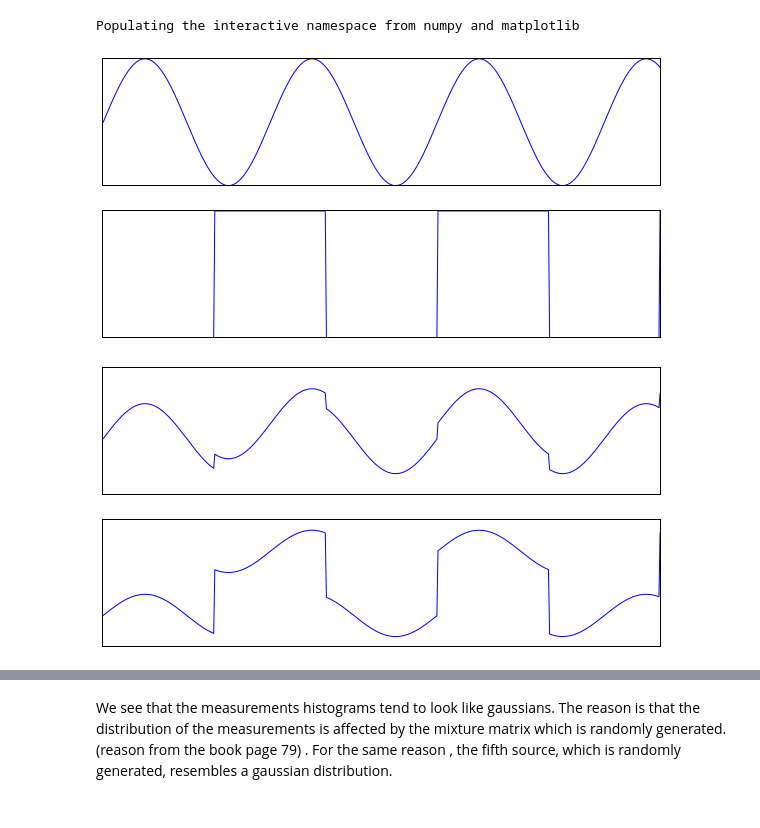
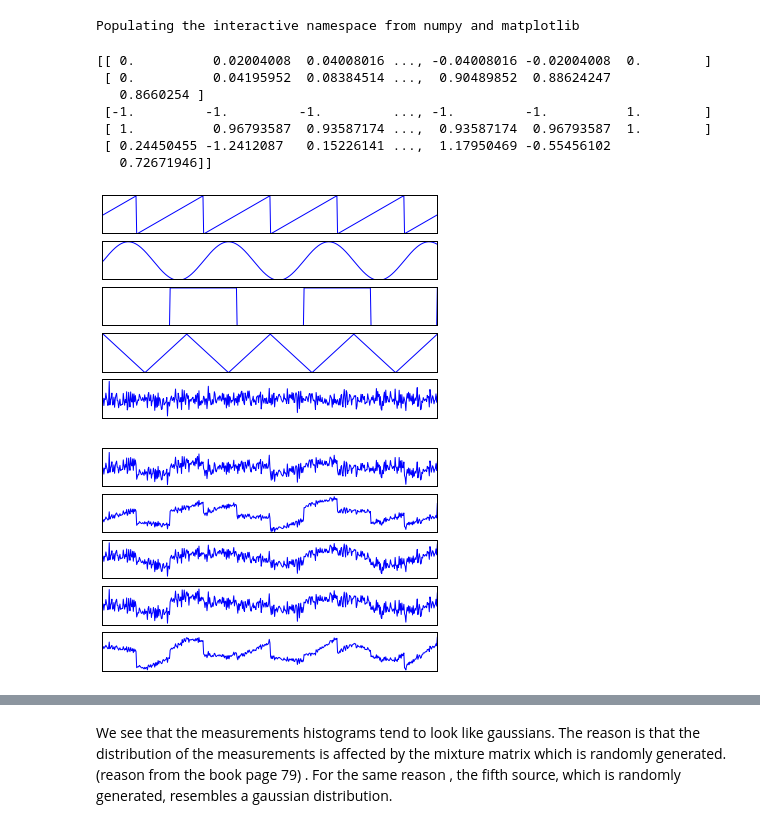
Before and after one commit to stathischaritos/ML-ICA, a Jupyter notebook: ML_LAB_1.ipynb, the cells around one changed output, grey strips where cells are left out. Cells and saved outputs as stored; diff of their text form; code cells hidden in the pictures.

```diff
--- a/ML_LAB_1.ipynb
+++ b/ML_LAB_1.ipynb
@@ -39,20 +39,31 @@ Populating the interactive namespace from numpy and matplotlib
 # %%
 # Generate data
 num_sources = 5
 signal_length = 500
 t = linspace(0, 1, signal_length)
-S1 = np.c_[sawtooth(t), sine_wave(t, 0.3), square_wave(t, 0.4), triangle_wave(t, 0.25), np.random.randn(t.size)].T
-S = np.c_[sine_wave(t, 0.3), square_wave(t, 0.4)].T
+S = np.c_[sawtooth(t), sine_wave(t, 0.3), square_wave(t, 0.4), triangle_wave(t, 0.25), np.random.randn(t.size)].T
+#S = np.c_[sine_wave(t, 0.3), square_wave(t, 0.4)].T
 
 plot_signals(S)
+print S
 # %% [output]
+[[ 0.          0.02004008  0.04008016 ..., -0.04008016 -0.02004008  0.        ]
+ [ 0.          0.04195952  0.08384514 ...,  0.90489852  0.88624247
+   0.8660254 ]
+ [-1.         -1.         -1.         ..., -1.         -1.          1.        ]
+ [ 1.          0.96793587  0.93587174 ...,  0.93587174  0.96793587  1.        ]
+ [ 0.24450455 -1.2412087   0.15226141 ...,  1.17950469 -0.55456102
+   0.72671946]]
-[figure, old version]
+[figure, new version]
 # %%
-A = random_nonsingular_matrix(len(S))
-X = np.dot(A,S)
+def make_mixtures(S):
+    A = random_nonsingular_matrix(len(S))
+    X = np.dot(A,S)
+    return X
+X = make_mixtures(S)
 plot_signals(X)
 # %% [output]
-[figure, old version]
+[figure, new version]
 # %%
 def plot_histogram(X , bins = 50):
     hist, bins = np.histogram(X ,  bins)
```
Also changed, not shown: parts of 11 cells of this notebook, 5 other files.
